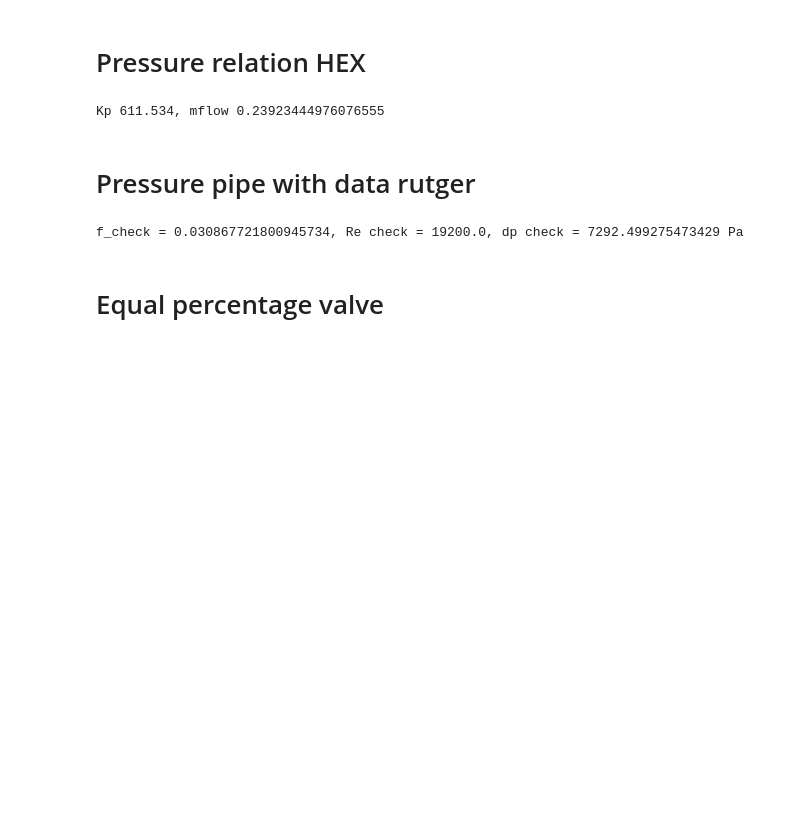
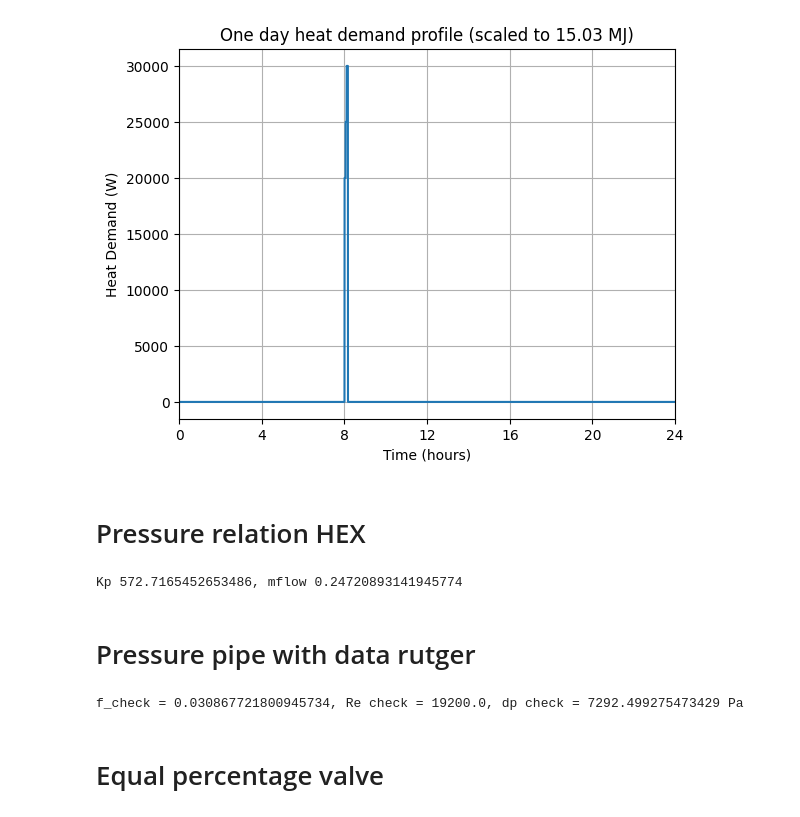
Before and after one commit to Pietervb2/thesis, a Jupyter notebook: obtain_realistic parameters.ipynb, the cells around one changed output. Saved outputs shown, nothing was run; the diff lists cells and outputs as text; code cells hidden in the pictures; blank space fills up the shorter version.

```diff
--- a/obtain_realistic parameters.ipynb
+++ b/obtain_realistic parameters.ipynb
@@ -103,9 +130,45 @@ Spaceheating: transferred heat with tapwater parameters 7548.686582197252
+# %%
+# Tijdas
+t = np.linspace(0, 24*3600, 24*3600)
+
+# Stapintervallen
+t1_start, t1_end = 8*3600, 8.05*3600
+t2_start, t2_end = t1_end, 8.1*3600
+t3_start, t3_end = t2_end, 8.164*3600
+
+# Hoogtes van de stappen
+h1, h2, h3 = 1.0, 2.0, 3.0
+
+# Signaal (overal nul)
+y = np.zeros_like(t)
+
+# Drie blockgolven naast elkaar
+y[(t >= t1_start) & (t < t1_end)] = 20e3
+y[(t >= t2_start) & (t < t2_end)] = 25e3
+y[(t >= t3_start) & (t < t3_end)] = 30e3
+
+
+plt.plot(t, y)
+plt.title(f"One day heat demand profile (scaled to {round(np.trapz(y, t)/1e6,3)} MJ)")
+plt.xlabel("Time (hours)")
+plt.ylabel("Heat Demand (W)")
+
+ax = plt.gca()
+ax.set_xlim(0, 24 * 3600)  # limits in seconds
+ticks_seconds = np.arange(0, 25, 4) * 3600
+ax.set_xticks(ticks_seconds)
+ax.set_xticklabels([f'{int(h)}' for h in np.arange(0, 25, 4)])
+
+plt.grid()
+plt.show()
+# %% [output]
+[figure, added]
 # %% [markdown]
 # Pressure relation HEX
 # %%
-# 30 kW = c_p * Qprim * dT_prim_tap, dT_prim_tap = 65 -> 35 degrees
+# 31 kW = c_p * Qprim * dT_prim_tap, dT_prim_tap = 65 -> 35 degrees
 # dp_hex = rho * Kp * mflow ** 2
-mflow_prim = 30e3 / (4.18e3 * 30)
+mflow_prim = 31e3 / (4.18e3 * 30)
 dp_hex = 35e3 # Pa according to brochure for primary system
 rho = 1000
 
@@ -113,7 +176,7 @@ Kp = dp_hex / (rho * mflow_prim **2)
 
 print(f'Kp {Kp}, mflow {mflow_prim}')
 # %% [output]
-Kp 611.534, mflow 0.23923444976076555
+Kp 572.7165452653486, mflow 0.24720893141945774
 # %% [markdown]
 # Pressure pipe with data rutger
 # %%
```
Also changed, not shown: parts of 10 cells of this notebook, 7 other files.
